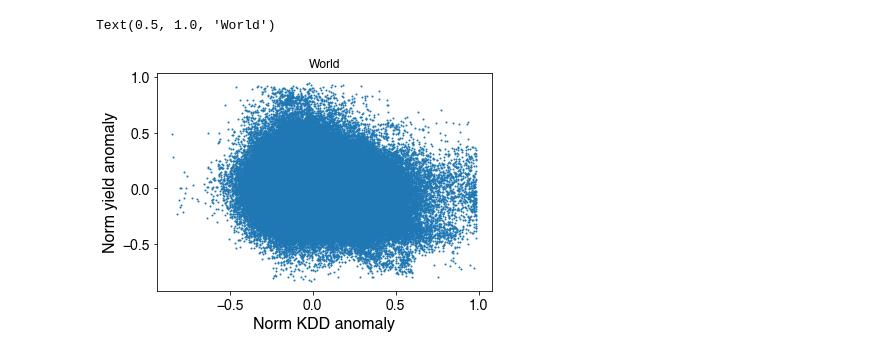
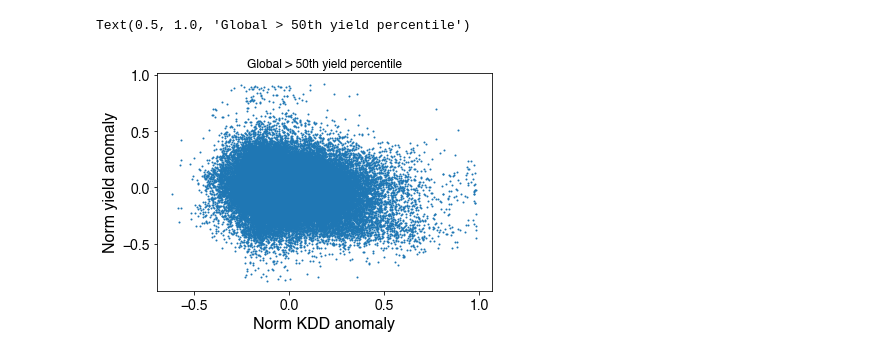
Before and after one commit to ecoffel/grad-research, a Jupyter notebook: 2020-ag-land-climate/ag_calc_gdd_kdd.ipynb, the cells around one changed output. Drawn from its saved outputs; the diff is of its cells as text; code cells hidden in the pictures.

```diff
--- a/2020-ag-land-climate/ag_calc_gdd_kdd.ipynb
+++ b/2020-ag-land-climate/ag_calc_gdd_kdd.ipynb
@@ -113,15 +103,18 @@ else:
+# %%
+kdd = kdd[:,:,1:]
+gdd = gdd[:,:,1:]
 # %%
 # calculate gdd and kdd trends from already-loaded cpc tmax and tmin data
 
-if os.path.isfile('%s/kdd-cpc-trends-%s.dat'%(dataDirDiscovery, crop)) and os.path.isfile('%s/gdd-cpc-trends-%s.dat'%(dataDirDiscovery, crop)):
-    with gzip.open('%s/kdd-cpc-trends-%s.dat'%(dataDirDiscovery, crop), 'rb') as f:
+if os.path.isfile('%s/kdd-%s-trends-%s-%d-%d.dat'%(dataDirDiscovery, wxData, crop, yearRange[0], yearRange[1])) and os.path.isfile('%s/gdd-%s-trends-%s-%d-%d.dat'%(dataDirDiscovery, wxData, crop, yearRange[0], yearRange[1])):
+    with gzip.open('%s/kdd-%s-trends-%s-%d-%d.dat'%(dataDirDiscovery, wxData, crop, yearRange[0], yearRange[1]), 'rb') as f:
         kddTrends = pickle.load(f)
 
-    with gzip.open('%s/gdd-cpc-trends-%s.dat'%(dataDirDiscovery, crop), 'rb') as f:
+    with gzip.open('%s/gdd-%s-trends-%s-%d-%d.dat'%(dataDirDiscovery, wxData, crop, yearRange[0], yearRange[1]), 'rb') as f:
         gddTrends = pickle.load(f)
 else:
-    gddTrends = np.full([360, 720], np.nan)
-    kddTrends = np.full([360, 720], np.nan)
+    gddTrends = np.full([gdd.shape[0], gdd.shape[1]], np.nan)
+    kddTrends = np.full([kdd.shape[0], kdd.shape[1]], np.nan)
 
     for x in range(gddTrends.shape[0]):
         for y in range(gddTrends.shape[1]):
@@ -141,10 +134,10 @@ else:
     kddTrends[kddTrends == 0] = np.nan
     gddTrends[gddTrends == 0] = np.nan
 
-    with gzip.open('%s/kdd-cpc-trends-%s.dat'%(dataDirDiscovery, crop), 'wb') as f:
+    with gzip.open('%s/kdd-%s-trends-%s-%d-%d.dat'%(dataDirDiscovery, wxData, crop, yearRange[0], yearRange[1]), 'wb') as f:
         pickle.dump(kddTrends, f)
 
-    with gzip.open('%s/gdd-cpc-trends-%s.dat'%(dataDirDiscovery, crop), 'wb') as f:
+    with gzip.open('%s/gdd-%s-trends-%s-%d-%d.dat'%(dataDirDiscovery, wxData, crop, yearRange[0], yearRange[1]), 'wb') as f:
         pickle.dump(gddTrends, f)
 # %%
 cRange=[-10, 10]
@@ -215,8 +208,8 @@ gddDetrend = np.full(gdd.shape, np.nan)
 
 for xlat in range(maize.shape[0]):
     for ylon in range(maize.shape[1]):
-        nn = np.where((~np.isnan(maize[xlat, ylon, :])) & (~np.isnan(kdd[xlat, ylon, :])) & (~np.isnan(gdd[xlat, ylon, :])))[0]
-        if len(nn) > 10:
+        nn = np.where((~np.isnan(maize[xlat, ylon, :])) & (~np.isnan(kdd[xlat, ylon, 0:maize.shape[2]])) & (~np.isnan(gdd[xlat, ylon, 0:maize.shape[2]])))[0]
+        if len(nn) == maize.shape[2]:
             maizeDetrend[xlat, ylon, nn] = scipy.signal.detrend(maize[xlat, ylon, nn]) / np.linalg.norm(scipy.signal.detrend(maize[xlat, ylon, nn]))
             gddDetrend[xlat, ylon, nn] = scipy.signal.detrend(gdd[xlat, ylon, nn]) / np.linalg.norm(scipy.signal.detrend(gdd[xlat, ylon, nn]))
             kddDetrend[xlat, ylon, nn] = scipy.signal.detrend(kdd[xlat, ylon, nn]) / np.linalg.norm(scipy.signal.detrend(kdd[xlat, ylon, nn]))
@@ -338,22 +975,23 @@ maizeMean = np.nanmean(maize, axis=2)
 maizeMean = np.moveaxis(np.tile(maizeMean, (maize.shape[2], 1, 1)), 0, 2)
 maizeMean1d = np.reshape(maizeMean, [maizeMean.size])
 
-maizeIndThresh = np.where(maizeMean1d > np.nanpercentile(maizeMean1d, 10))[0]
+maizeIndThreshTop = np.where(maizeMean1d > np.nanpercentile(maizeMean1d, 50))[0]
+maizeIndThreshBottom = np.where(maizeMean1d < np.nanpercentile(maizeMean1d, 50))[0]
 # %%
-data = {'GDD':gddDetrend1d[maizeIndThresh], 'KDD':kddDetrend1d[maizeIndThresh], \
-        'GDD2':gddDetrend1d[maizeIndThresh]**2, 'KDD2':kddDetrend1d[maizeIndThresh]**2, \
-        'Yield':maizeDetrend1d[maizeIndThresh]}
-df = pd.DataFrame(data, \
+dataTop = {'GDD':gddDetrend1d[maizeIndThreshTop], 'KDD':kddDetrend1d[maizeIndThreshTop], \
+        'GDD2':gddDetrend1d[maizeIndThreshTop]**2, 'KDD2':kddDetrend1d[maizeIndThreshTop]**2, \
+        'Yield':maizeDetrend1d[maizeIndThreshTop]}
+dfTop = pd.DataFrame(dataTop, \
                   columns=['GDD', 'KDD', \
                            'GDD2', 'KDD2', \
                            'Yield'])
 
-plt.scatter(kddDetrend1d[maizeIndThresh], maizeDetrend1d[maizeIndThresh], s=1)
+plt.scatter(kddDetrend1d[maizeIndThreshTop], maizeDetrend1d[maizeIndThreshTop], s=1)
 plt.xlabel('Norm KDD anomaly')
 plt.ylabel('Norm yield anomaly')
-plt.title('World')
+plt.title('Global > 50th yield percentile')
 # %% [output]
-Text(0.5, 1.0, 'World')
+Text(0.5, 1.0, 'Global > 50th yield percentile')
-[figure, old version]
+[figure, new version]
 # %%
 # build the FE model - the 'C' operator marks those variables as fixed effects (from R-style syntax)
```
Also changed, not shown: parts of 34 cells of this notebook, 5 other files.
